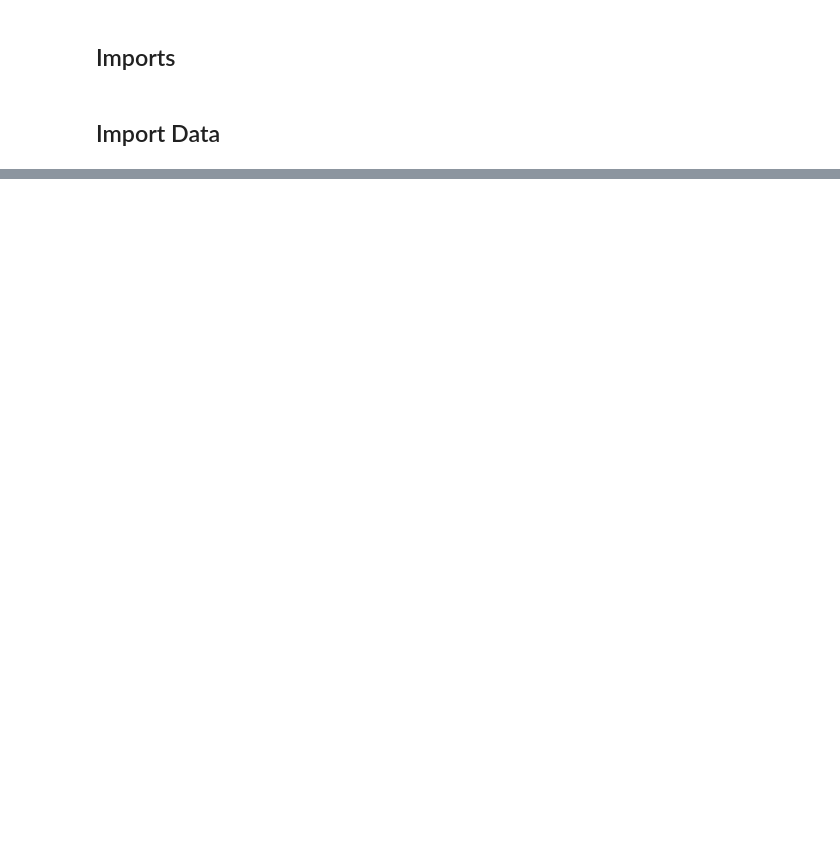
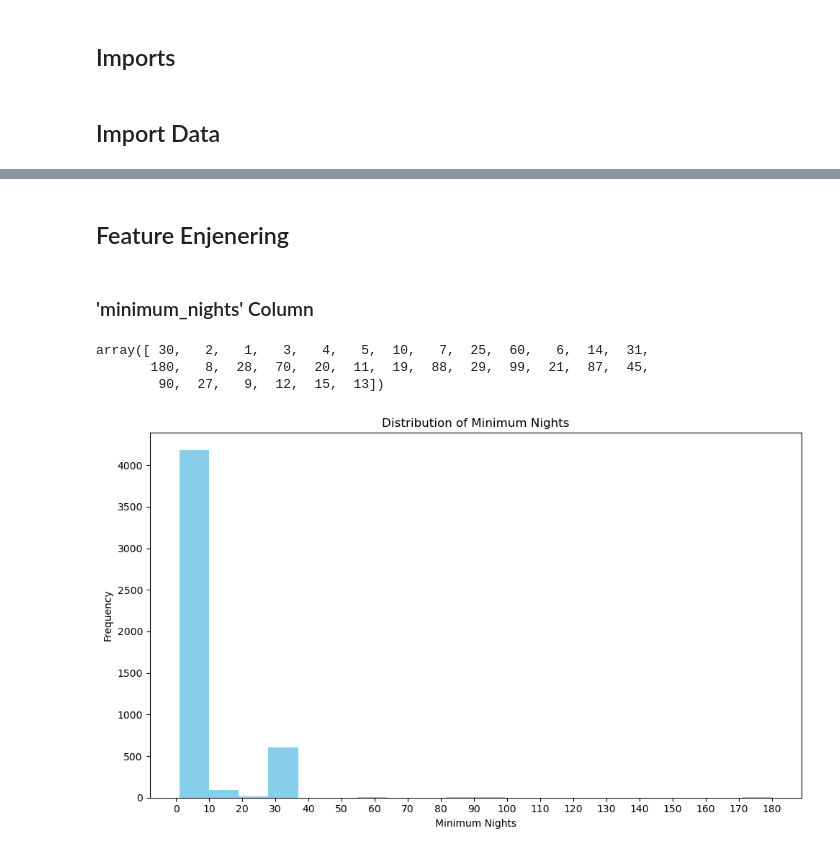
Before and after one commit to AdaNora22/Airbnb-project, a Jupyter notebook: code/Recommendation_system.ipynb, the cells around one changed output, grey strips where cells are left out. Saved outputs shown, nothing was run; the diff lists cells and outputs as text; code cells hidden in the pictures; blank space fills up the shorter version.

```diff
--- a/code/Recommendation_system.ipynb
+++ b/code/Recommendation_system.ipynb
@@ -20,0 +16,4 @@
+# %%
+clean_data = pd.read_csv('../data/cleaned_data.csv')
+
+clean_data.head()
@@ -20,0 +29,7 @@
+# %%
+data = clean_data[['neighbourhood', 'latitude',
+                   'longitude', 'room_type',
+                   'price', 'minimum_nights',
+                   'availability_365', 'host_id']]
+
+data.head()
@@ -20,0 +43,22 @@
+# %% [markdown]
+## Feature Enjenering
+# %% [markdown]
+### 'minimum_nights' Column
+# %%
+data['minimum_nights'].unique()
+# %% [output]
+array([ 30,   2,   1,   3,   4,   5,  10,   7,  25,  60,   6,  14,  31,
+       180,   8,  28,  70,  20,  11,  19,  88,  29,  99,  21,  87,  45,
+        90,  27,   9,  12,  15,  13])
+# %%
+# Plotting the 'minimum_nights' column
+plt.figure(figsize = (10, 6))
+plt.hist(data['minimum_nights'], bins = 20, color='skyblue')
+plt.xlabel('Minimum Nights')
+plt.ylabel('Frequency')
+plt.title('Distribution of Minimum Nights')
+plt.xticks(range(0, 190, 10))
+plt.tight_layout()
+plt.show()
+# %% [output]
+[figure, added]
```
Also changed, not shown: parts of 52 cells of this notebook.
